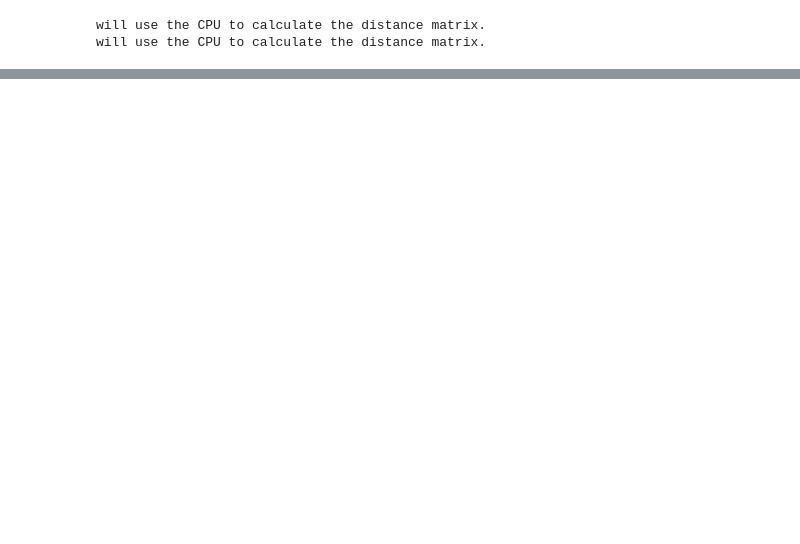
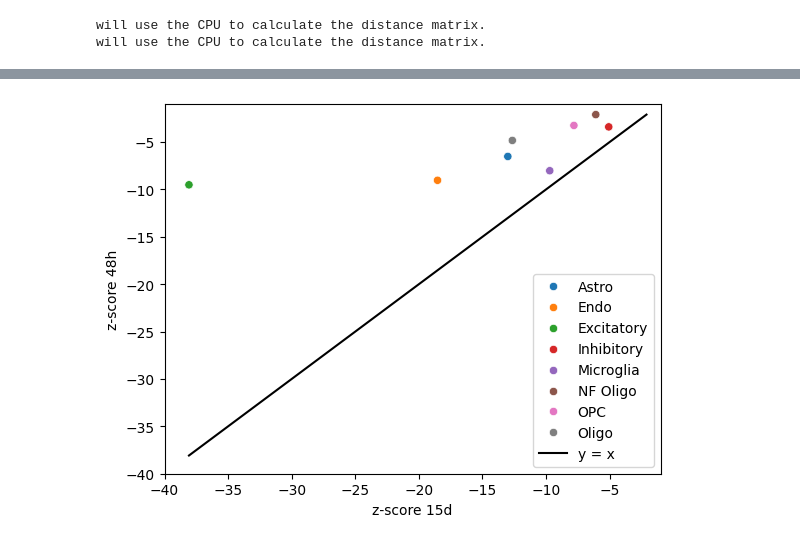
Before and after one commit to bionetslab/scXMatch_paper, a Jupyter notebook: notebooks/Untitled.ipynb, the cells around one changed output, grey strips where cells are left out. Saved outputs shown, nothing was run; the diff lists cells and outputs as text; code cells hidden in the pictures; blank space fills up the shorter version.

```diff
--- a/notebooks/Untitled.ipynb
+++ b/notebooks/Untitled.ipynb
@@ -79,0 +182,26 @@ counting cross matches.
+# %%
+withdraw_15d_df = pd.DataFrame(withdraw_15d, index=["p-val", "z-score", "support"])
+# %%
+withdraw_48h_df = pd.DataFrame(withdraw_48h, index=["p-val", "z-score", "support"])
+# %%
+metric = "z-score"
+# %%
+conc = pd.concat([withdraw_15d_df.loc[metric], withdraw_48h_df.loc[metric]], axis=1)
+conc.columns = [f"{metric} 15d", f"{metric} 48h"]
+# %%
+sns.scatterplot(conc.reset_index(), y=f"{metric} 48h", x=f"{metric} 15d", hue="index")
+#plt.yscale("log")
+#plt.xscale("log")
+min_val = np.min(conc[[f"{metric} 48h", f"{metric} 15d"]])
+max_val = np.max(conc[[f"{metric} 48h", f"{metric} 15d"]])
+
+x_vals = np.linspace(min_val, max_val, 100)
+plt.plot(x_vals, x_vals, linestyle="-", color="black", label="y = x")
+
+plt.ylim(np.floor(min_val) - 1,  np.ceil(max_val) + 1)
+plt.xlim(np.floor(min_val) - 1,  np.ceil(max_val) + 1)
+
+plt.legend()
+plt.show()
+# %% [output]
+[figure, added]
```
Also changed, not shown: parts of 15 cells of this notebook, 9 other files.
